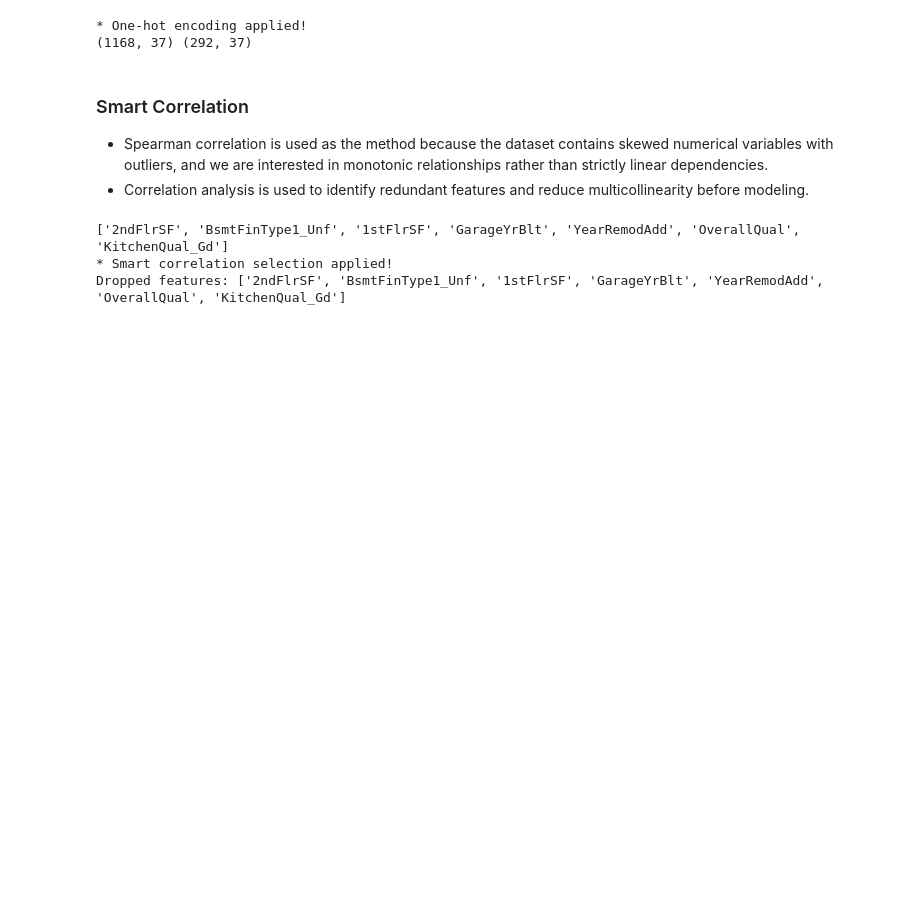
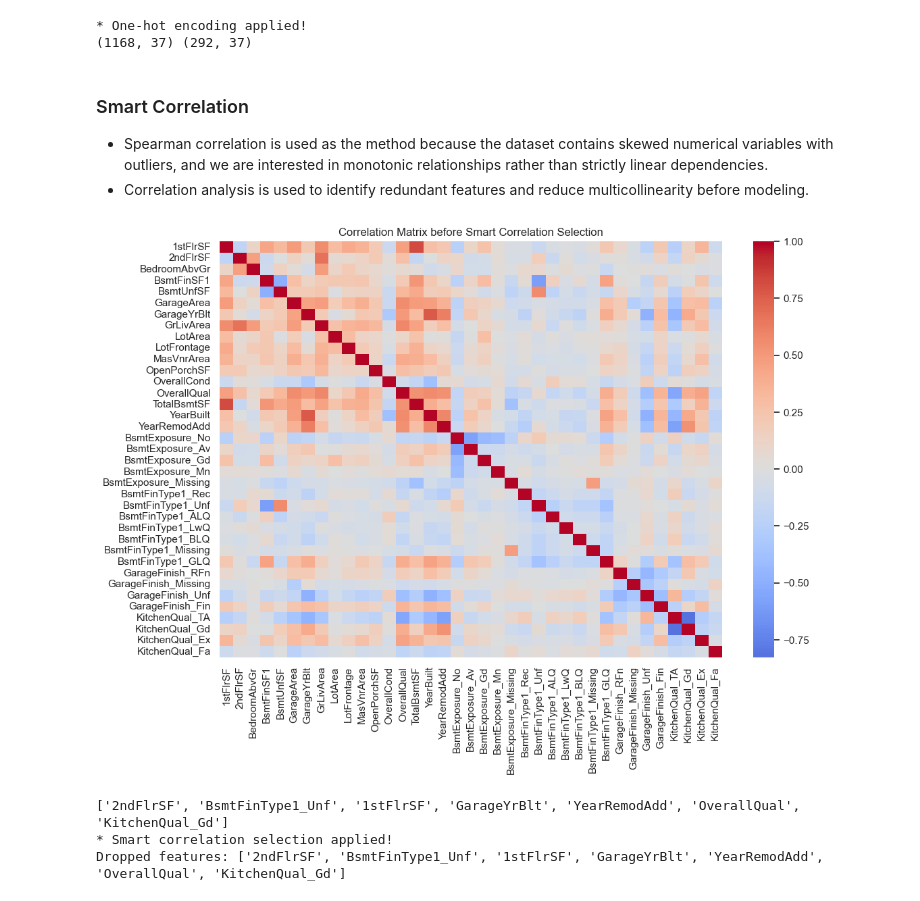
Before and after one commit to David5p/heritage-housing, a Jupyter notebook: jupyter_notebooks/FeatureEngineering.ipynb, the cells around one changed output. Saved outputs shown, nothing was run; the diff lists cells and outputs as text; code cells hidden in the pictures; blank space fills up the shorter version.

Commit message:
Add multicollinearity to read me and before after heatmaps to feat Engineering

```diff
--- a/jupyter_notebooks/FeatureEngineering.ipynb
+++ b/jupyter_notebooks/FeatureEngineering.ipynb
@@ -256,6 +256,18 @@ print(X_train.shape, X_test.shape)
 
 - Spearman correlation is used as the method because the dataset contains skewed numerical variables with outliers, and we are interested in monotonic relationships rather than strictly linear dependencies.
 - Correlation analysis is used to identify redundant features and reduce multicollinearity before modeling.
+# %%
+
+## Smart Correlation – Before vs After
+
+plt.figure(figsize=(12,8))
+sns.heatmap(X_train.corr(numeric_only=True),
+            cmap="coolwarm",
+            center=0)
+plt.title("Correlation Matrix before Smart Correlation Selection")
+plt.show()
+# %% [output]
+[figure, added]
 # %%
 corr_sel = SmartCorrelatedSelection(
     variables=None,
```
Also changed, not shown: parts of 1 cell of this notebook, 3 other files.
